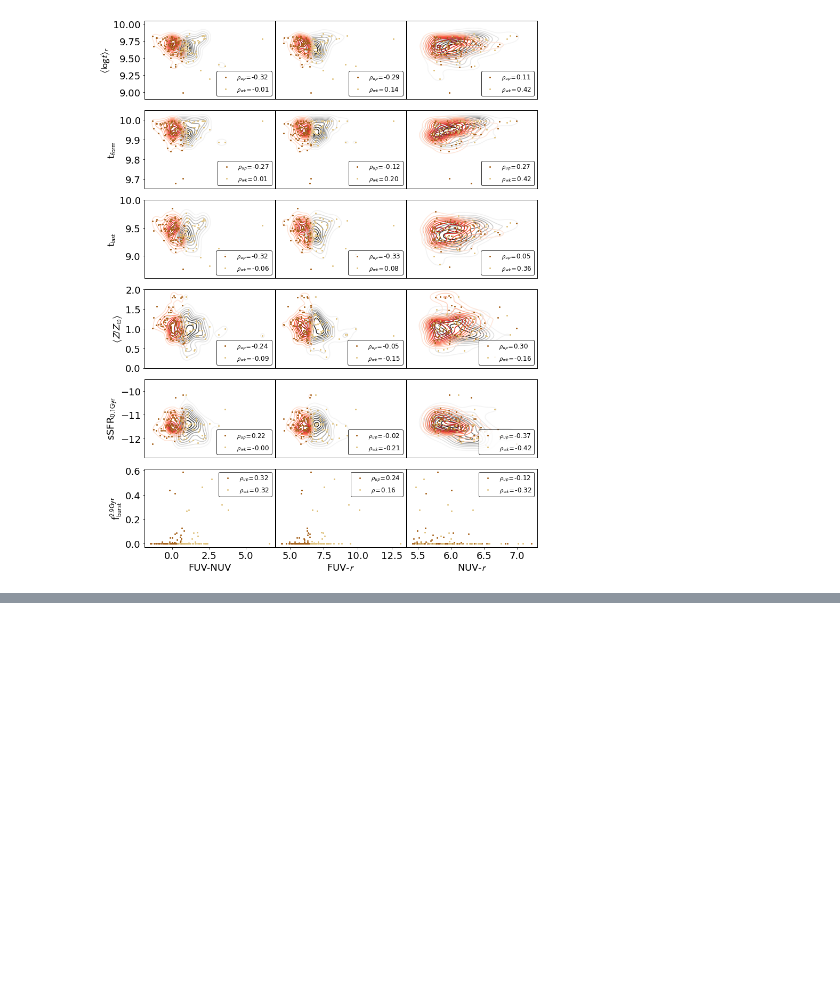
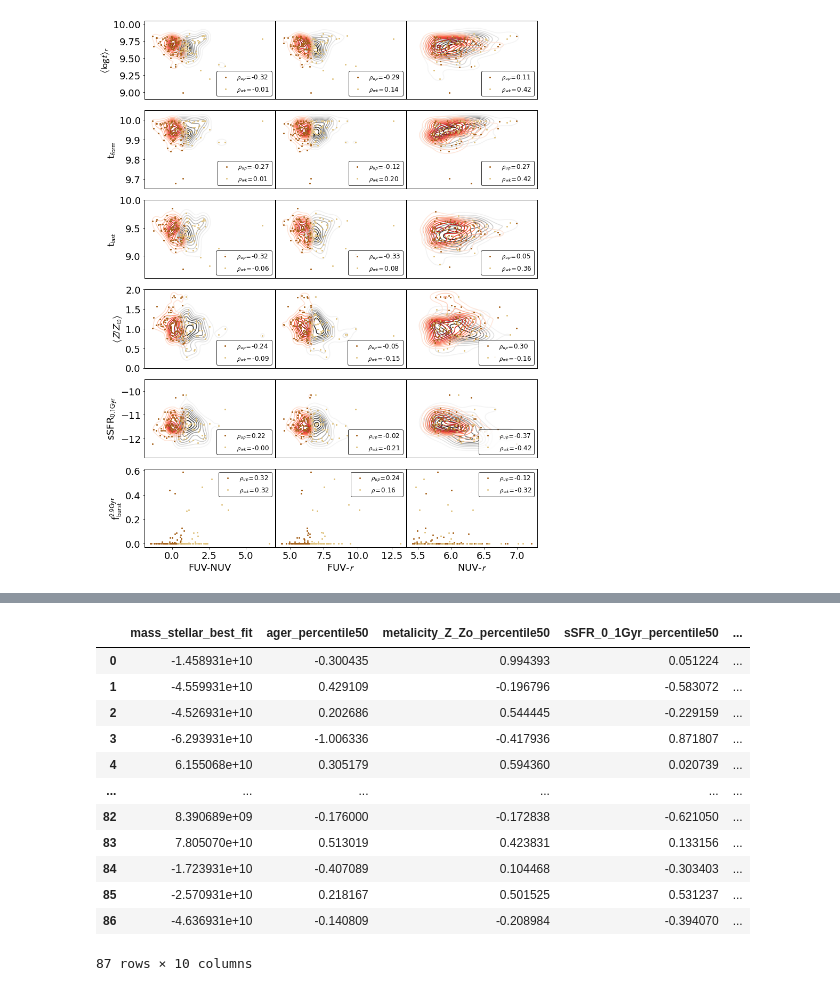
Before and after one commit to mdastro/UVupturn-RSGs, a Jupyter notebook: UV_PSM/PSM_StellarPopsAnalysis_MagPhys.ipynb, the cells around one changed output, grey strips where cells are left out. Saved outputs shown, nothing was run; the diff lists cells and outputs as text; code cells hidden in the pictures; blank space fills up the shorter version.

```diff
--- a/UV_PSM/PSM_StellarPopsAnalysis_MagPhys.ipynb
+++ b/UV_PSM/PSM_StellarPopsAnalysis_MagPhys.ipynb
@@ -989,0 +999,16 @@ s.spearmanr(uv_upturn['MAG_AB_FUV']-uv_upturn['MAG_AB_NUV'], uv_upturn['ager_per
+# %%
+pca_up
+# %% [output]
+|  | mass_stellar_best_fit | ager_percentile50 | metalicity_Z_Zo_percentile50 | sSFR_0_1Gyr_percentile50 | ... |
+| 0 | -1.458931e+10 | -0.300435 | 0.994393 | 0.051224 | ... |
+| 1 | -4.559931e+10 | 0.429109 | -0.196796 | -0.583072 | ... |
+| 2 | -4.526931e+10 | 0.202686 | 0.544445 | -0.229159 | ... |
+| 3 | -6.293931e+10 | -1.006336 | -0.417936 | 0.871807 | ... |
+| 4 | 6.155068e+10 | 0.305179 | 0.594360 | 0.020739 | ... |
+| ... | ... | ... | ... | ... | ... |
+| 82 | 8.390689e+09 | -0.176000 | -0.172838 | -0.621050 | ... |
+| 83 | 7.805070e+10 | 0.513019 | 0.423831 | 0.133156 | ... |
+| 84 | -1.723931e+10 | -0.407089 | 0.104468 | -0.303403 | ... |
+| 85 | -2.570931e+10 | 0.218167 | 0.501525 | 0.531237 | ... |
+| 86 | -4.636931e+10 | -0.140809 | -0.208984 | -0.394070 | ... |
+87 rows × 10 columns
```
Also changed, not shown: parts of 7 cells of this notebook, 2 other files.
